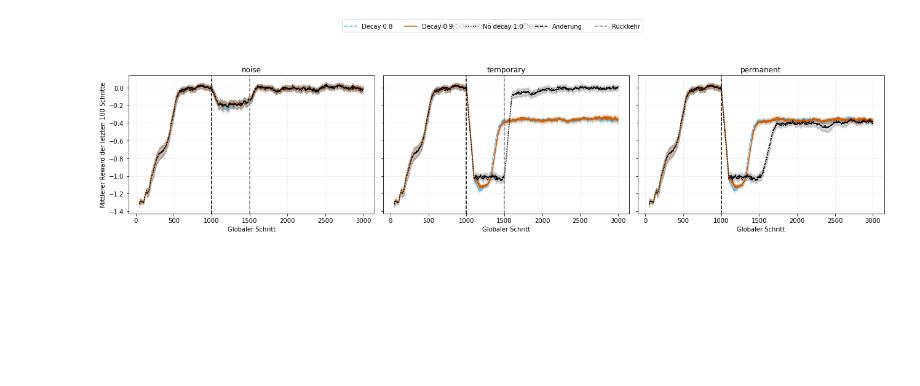
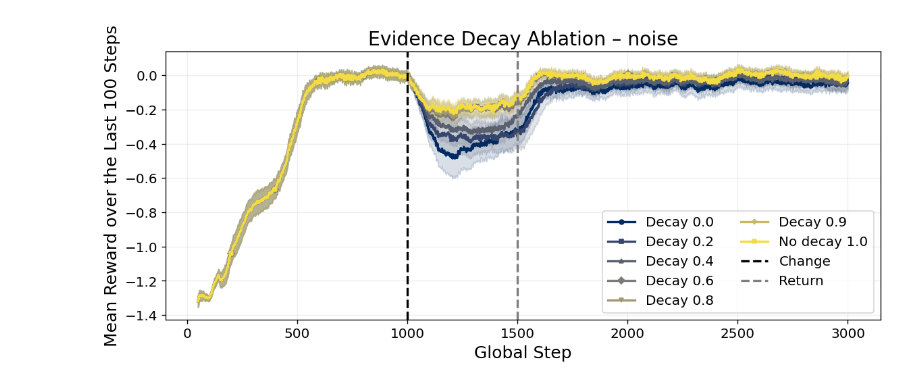
Before and after one commit to MerlinRoechert/structural-change-dyna-q, a Jupyter notebook: analysis/notebook/experiment_analysis.ipynb, the cells around one changed output. Saved outputs shown, nothing was run; the diff lists cells and outputs as text; code cells hidden in the pictures; blank space fills up the shorter version.

```diff
--- a/analysis/notebook/experiment_analysis.ipynb
+++ b/analysis/notebook/experiment_analysis.ipynb
@@ -222,7 +249,7 @@ main_comparison_curve = step_curve.loc[
 ]
 
 for scenario, scenario_curve in main_comparison_curve.groupby("scenario"):
-    figure, axis = plt.subplots(figsize=(12, 5))
+    figure, axis = plt.subplots(figsize=(10, 4.5))
 
     for algorithm in MAIN_COMPARISON_ALGORITHMS:
         algorithm_curve = scenario_curve.loc[
@@ -252,7 +279,7 @@ for scenario, scenario_curve in main_comparison_curve.groupby("scenario"):
             change_step,
             color="black",
             linestyle="--",
-            label="Änderung",
+            label="Change",
         )
         if pd.notna(change_duration):
             change_end = change_step + int(change_duration)
@@ -260,14 +287,15 @@ for scenario, scenario_curve in main_comparison_curve.groupby("scenario"):
                 change_end,
                 color="grey",
                 linestyle="--",
-                label="Rückkehr",
+                label="Return",
             )
     axis.set(
-        title=f"Gleitender Reward – {scenario}",
-        xlabel="Globaler Schritt",
-        ylabel=f"Mittlerer Reward der letzten {ROLLING_WINDOW} Schritte",
+        title=f"Rolling Reward – {scenario}",
+        xlabel="Global Step",
+        ylabel=f"Mean Reward over the Last {ROLLING_WINDOW} Steps",
     )
-    axis.legend()
+    axis.legend(ncol=2)
     axis.grid(alpha=0.2)
+    figure.tight_layout()
     plt.show()
 # %% [output]
@@ -279,22 +310,34 @@ for scenario, scenario_curve in main_comparison_curve.groupby("scenario"):
 # %%
-ABLATION_ALGORITHMS = [
-    DECAY_08_ALGORITHM,
-    "stability-aware-dyna-q",
-    NO_DECAY_ALGORITHM,
-]
+ABLATION_ALGORITHMS = list(STABILITY_AWARE_VARIANTS.values())
 ABLATION_LABELS = {
-    DECAY_08_ALGORITHM: "Decay 0.8",
-    "stability-aware-dyna-q": "Decay 0.9",
-    NO_DECAY_ALGORITHM: "No decay 1.0",
+    algorithm: (
+        "No decay 1.0"
+        if evidence_decay == 1.0
+        else f"Decay {evidence_decay:.1f}"
+    )
+    for evidence_decay, algorithm in STABILITY_AWARE_VARIANTS.items()
 }
+ABLATION_COLORS = dict(
+    zip(
+        ABLATION_ALGORITHMS,
+        plt.get_cmap("cividis")(
+            np.linspace(0.05, 0.95, len(ABLATION_ALGORITHMS))
+        ),
+    )
+)
+ABLATION_MARKERS = dict(
+    zip(ABLATION_ALGORITHMS, ["o", "s", "^", "D", "v", "P", "X"])
+)
 ABLATION_BEHAVIORS = ["noise", "temporary", "permanent"]
+
 ablation_curve = step_curve.loc[
     step_curve["algorithm"].isin(ABLATION_ALGORITHMS)
 ]
 
 for behavior in ABLATION_BEHAVIORS:
-    figure, axis = plt.subplots(figsize=(12, 5))
+    figure, axis = plt.subplots(figsize=(10, 4.5))
     scenario = f"two-routes - {behavior}"
+
     scenario_curve = ablation_curve.loc[
         ablation_curve["scenario"].eq(scenario)
     ]
@@ -303,49 +346,62 @@ for behavior in ABLATION_BEHAVIORS:
         algorithm_curve = scenario_curve.loc[
             scenario_curve["algorithm"].eq(algorithm)
         ]
+
         x = algorithm_curve["global_step"].to_numpy()
         mean = algorithm_curve["mean"].to_numpy()
         ci = algorithm_curve["ci"].to_numpy()
-        color = ALGORITHM_COLORS[algorithm]
-        linestyle = "--"
+        color = ABLATION_COLORS[algorithm]
+
         axis.plot(
             x,
             mean,
             color=color,
-            linestyle=linestyle,
+            linestyle="-",
+            marker=ABLATION_MARKERS[algorithm],
+            markevery=200,
+            markersize=4,
             label=ABLATION_LABELS[algorithm],
         )
         axis.fill_between(
-            x, mean - ci, mean + ci, color=color, alpha=0.15
+            x,
+            mean - ci,
+            mean + ci,
+            color=color,
+            alpha=0.15,
         )
 
     scenario_runs = runs.loc[
         runs["scenario"].eq(scenario),
         ["change_step", "change_duration"],
     ]
+
     change_step = int(scenario_runs["change_step"].iloc[0])
     axis.axvline(
-        change_step, color="black", linestyle="--", label="Änderung"
+        change_step,
+        color="black",
+        linestyle="--",
+        label="Change",
     )
+
     change_duration = scenario_runs["change_duration"].iloc[0]
     if pd.notna(change_duration):
         axis.axvline(
             change_step + int(change_duration),
             color="grey",
             linestyle="--",
-            label="Rückkehr",
+            label="Return",
         )
 
     axis.set(
-        title=f"Ablation des Evidence Decay – {behavior}",
-        xlabel="Globaler Schritt",
+        title=f"Evidence Decay Ablation – {behavior}",
+        xlabel="Global Step",
         ylabel=(
-            f"Mittlerer Reward der letzten {ROLLING_WINDOW} Schritte"
+            f"Mean Reward over the Last {ROLLING_WINDOW} Steps"
         ),
     )
-    axis.legend()
+    axis.legend(ncol=2)
     axis.grid(alpha=0.2)
     figure.tight_layout()
     plt.show()
 # %% [output]
-[figure, old version]
+[figure, new version]
```
Also changed, not shown: parts of 22 cells of this notebook, 6 other files.
